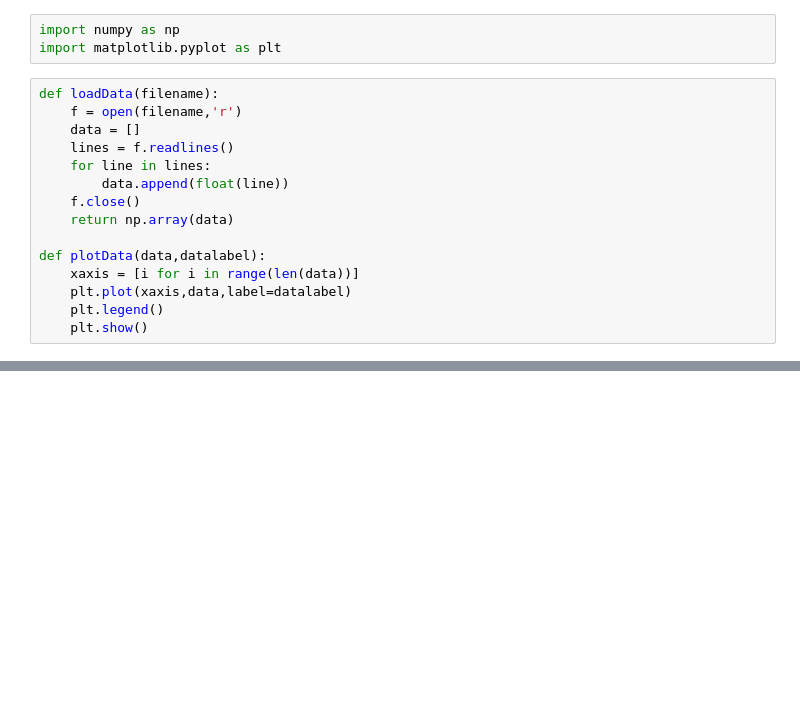
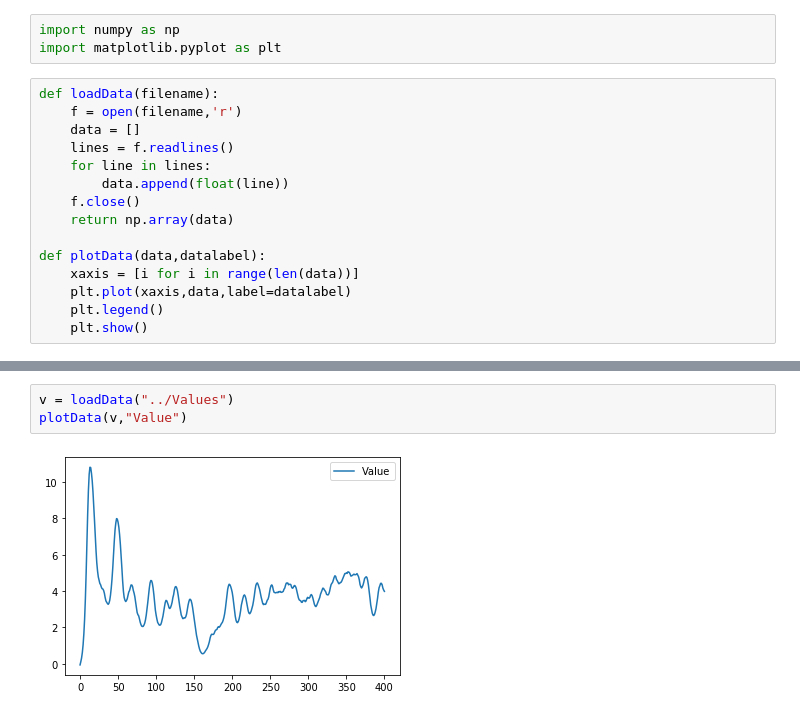
Before and after one commit to jackdawe/MBP, a Jupyter notebook: notebooks/A2C data plotting.ipynb, the cells around one changed output, grey strips where cells are left out. Cells and saved outputs as stored; diff of their text form; blank space fills up the shorter version.

```diff
--- a/notebooks/A2C data plotting.ipynb
+++ b/notebooks/A2C data plotting.ipynb
@@ -38,0 +39,5 @@ plotData(avReward,"Average Reward")
+# %%
+v = loadData("../Values")
+plotData(v,"Value")
+# %% [output]
+[figure, added]
```
Also changed, not shown: parts of 1 cell of this notebook, 17 other files.
